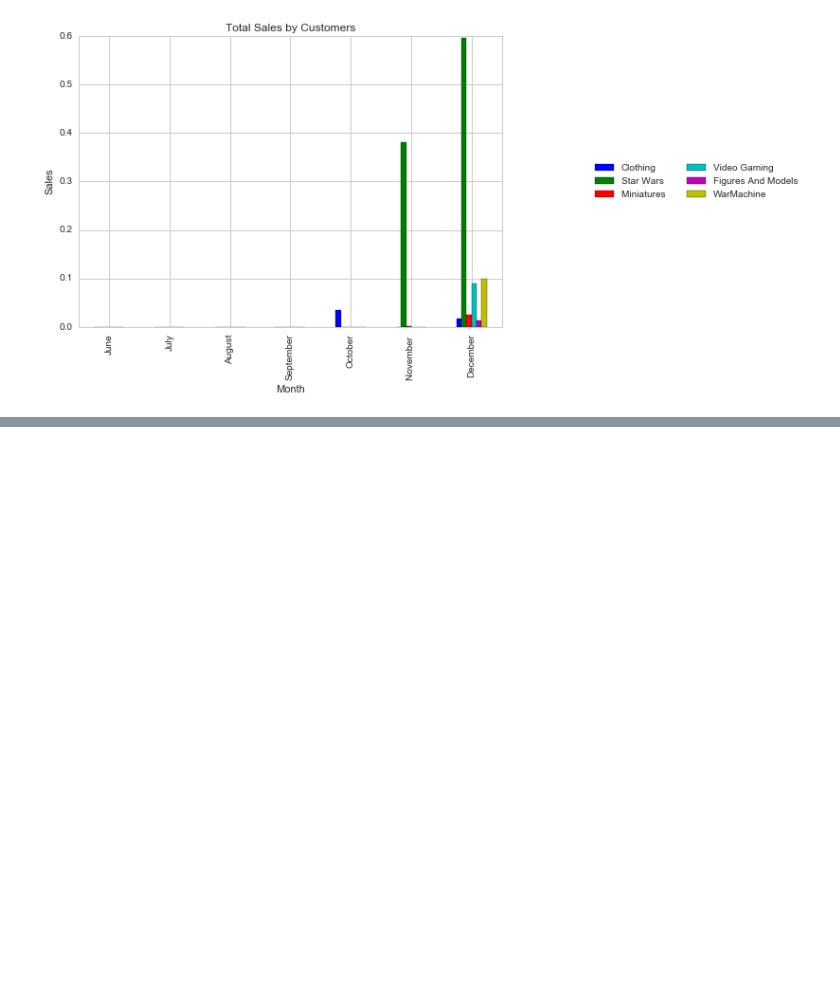
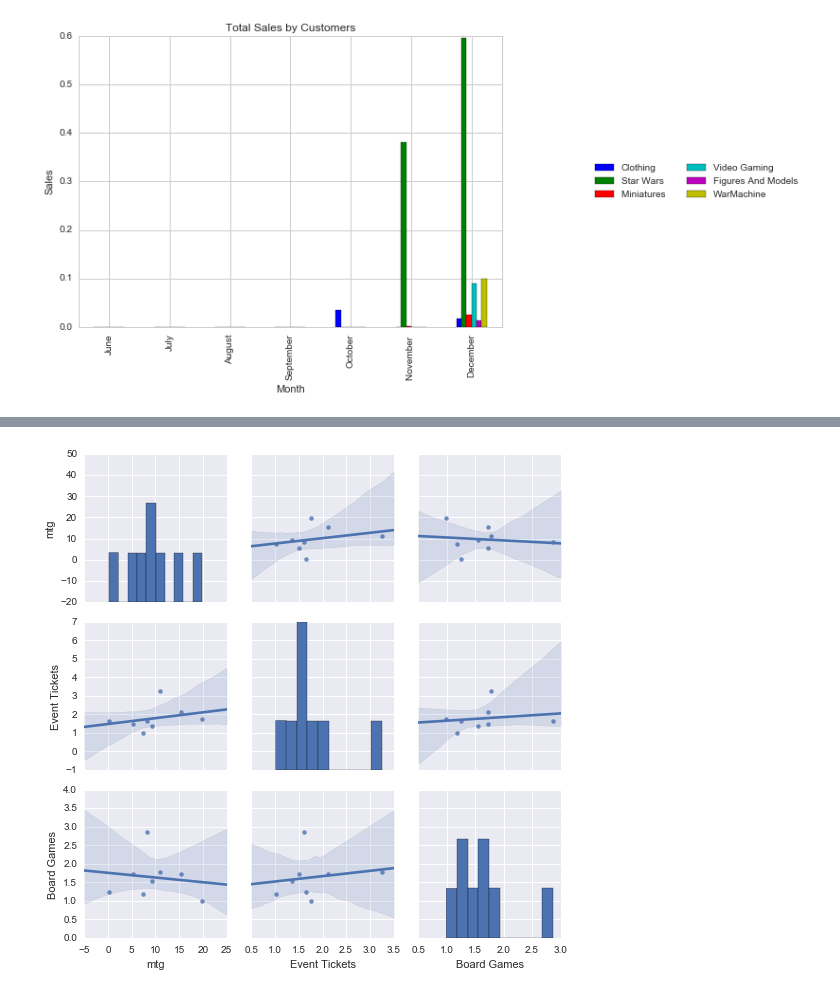
Before and after one commit to BrianDassow/TheDistrictCompany, a Jupyter notebook: Python Notebook for The District Company/Month Plots.ipynb, the cells around one changed output, grey strips where cells are left out. Saved outputs shown, nothing was run; the diff lists cells and outputs as text; code cells hidden in the pictures; blank space fills up the shorter version.

Commit message:
Heatmaps and Regression Liens

```diff
--- a/Python Notebook for The District Company/Month Plots.ipynb
+++ b/Python Notebook for The District Company/Month Plots.ipynb
@@ -214,3 +214,7 @@ df5.head()
 | September | 0 | 0 | 0 | 0 | 0 | 0 |
 | October | 0.036 | 0 | 0 | 0 | 0 | 0 |
 [figure]
+# %%
+filename = "monthsTransposed.csv"
+df = pd.read_csv('monthsTransposed.csv', index_col = 0)
+df.head()
@@ -216,0 +230,5 @@ df5.head()
+# %%
+cols = ['mtg','Event Tickets','Board Games']
+sns.pairplot(df[cols], size=2.5, kind="reg");
+# %% [output]
+[figure, added]
```
Also changed, not shown: parts of 1 cell of this notebook, 8 other files.
